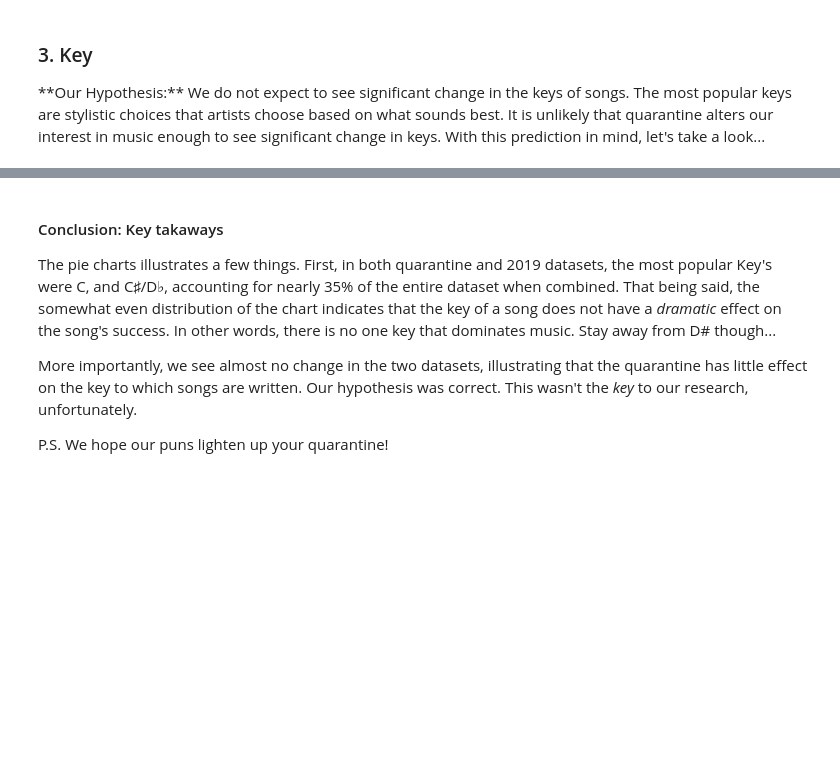
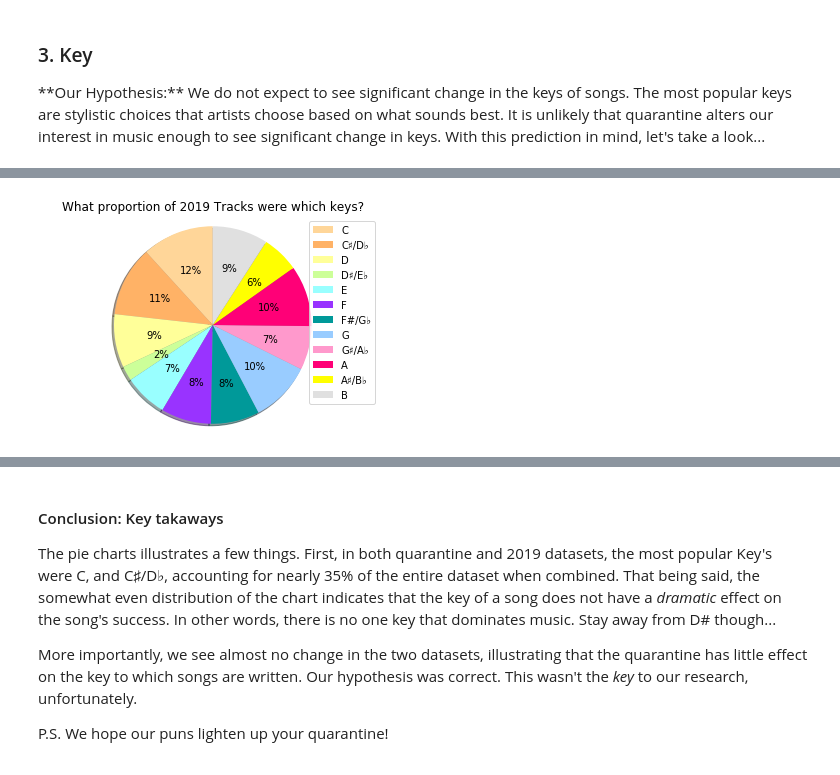
Before and after one commit to kzo2/Info-2950-Final-Project, a Jupyter notebook: data_analysis_v3.ipynb, the cells around one changed output, grey strips where cells are left out. Saved outputs shown, nothing was run; the diff lists cells and outputs as text; code cells hidden in the pictures; blank space fills up the shorter version.

```diff
--- a/data_analysis_v3.ipynb
+++ b/data_analysis_v3.ipynb
@@ -635,6 +600,7 @@ key_pie(tracks_keys_perc, "Quarantine Tracks")
 # %%
 #2019 Tracks
-tracks_2019_keys_perc = key_counter(tracks_2019)
-key_pie(tracks_2019_keys_perc, "2019 Tracks")
+key_pie(key_breakdown(tracks_2019), "2019 Tracks")
+# %% [output]
+[figure, added]
 # %%
 #Bar chart comparing across 2019 and Quarantine Data
```
Also changed, not shown: parts of 108 cells of this notebook.
